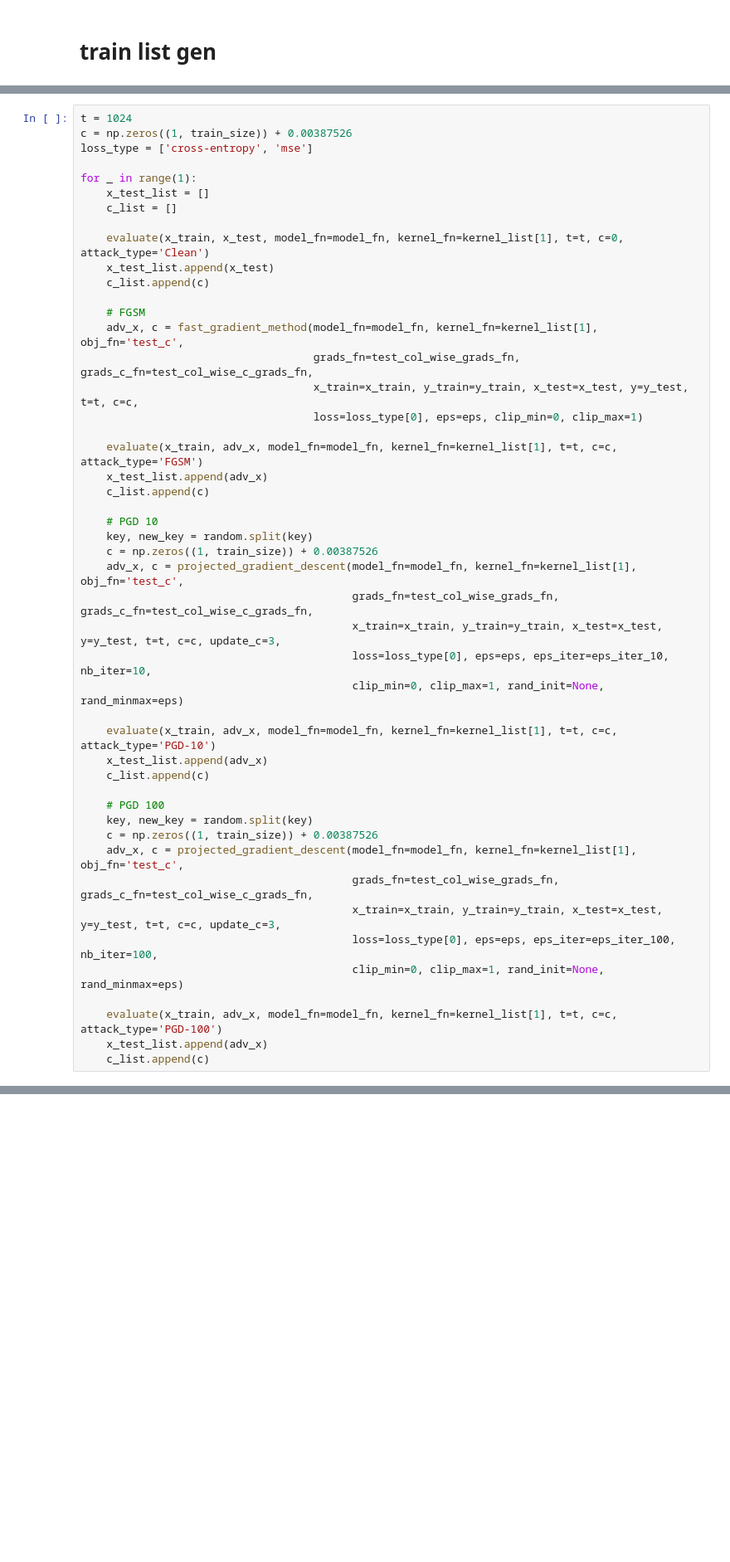
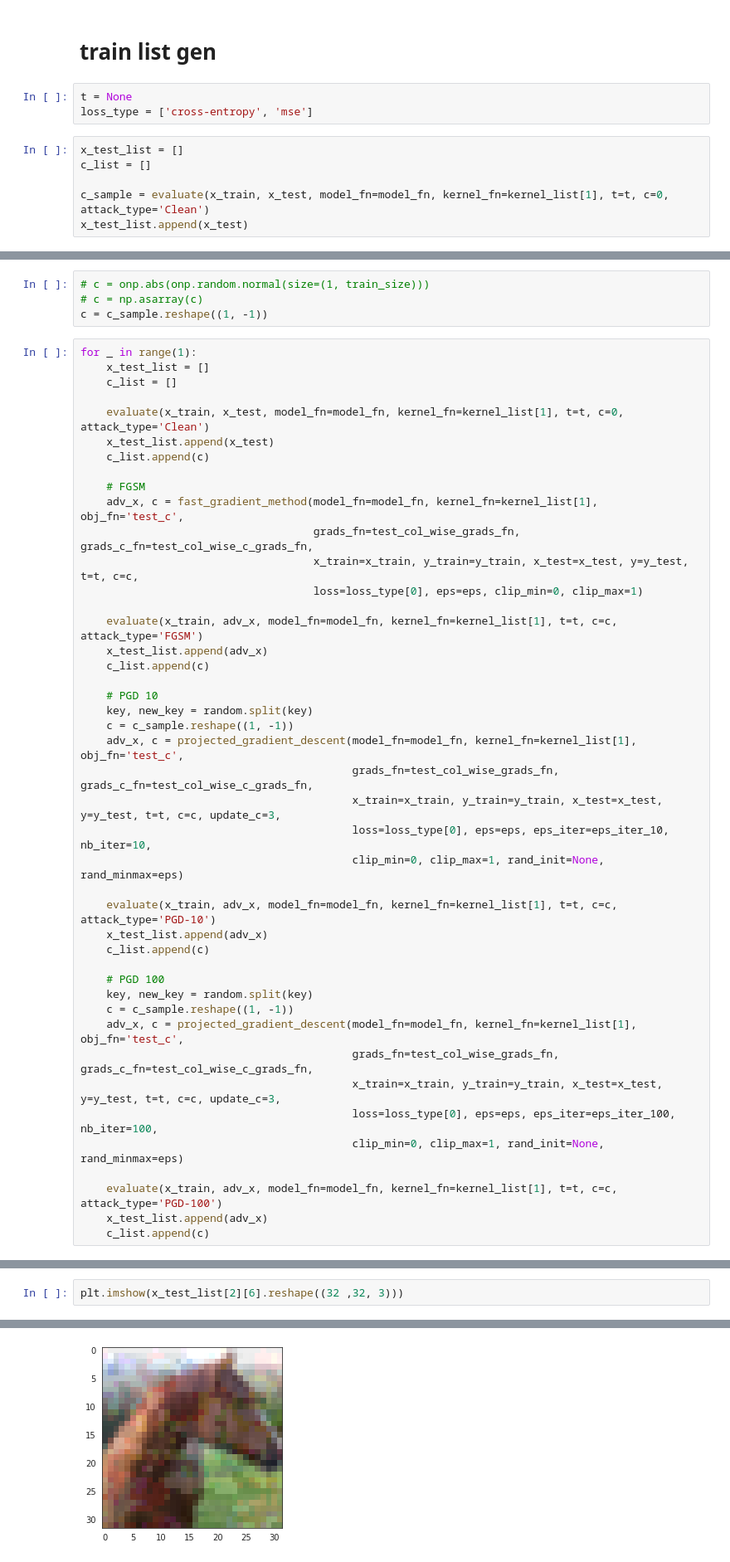
Before and after one commit to jacsaddict/ntk-adversarial-attack, a Jupyter notebook: adversarial-attack-col-wise-cifar10-dense.ipynb, the cells around one changed output, grey strips where cells are left out. Shown: that part at 83% size. Cells and saved outputs as stored; diff of their text form; blank space fills up the shorter version.

```diff
--- a/adversarial-attack-row-wise-cifar10-dense.ipynb
+++ b/adversarial-attack-col-wise-cifar10-dense.ipynb
@@ -714,2 +667,11 @@ def evaluate(x_train, x_test, model_fn, kernel_fn, t=None, c=0, attack_type=None
 # %% [markdown]
 # train list gen
+# %%
+t = None
+loss_type = ['cross-entropy', 'mse']
+# %%
+x_test_list = []
+c_list = []
+
+c_sample = evaluate(x_train, x_test, model_fn=model_fn, kernel_fn=kernel_list[1], t=t, c=0, attack_type='Clean')
+x_test_list.append(x_test)
@@ -716,8 +699,8 @@ def evaluate(x_train, x_test, model_fn, kernel_fn, t=None, c=0, attack_type=None
+# %%
+# c = onp.abs(onp.random.normal(size=(1, train_size)))
+# c = np.asarray(c)
+c = c_sample.reshape((1, -1))
 # %%
-t = 1024
-c = np.zeros((1, train_size)) + 0.00387526
-loss_type = ['cross-entropy', 'mse']
-
 for _ in range(1):
     x_test_list = []
     c_list = []
@@ -738,7 +721,7 @@ for _ in range(1):
 
     # PGD 10
     key, new_key = random.split(key)
-    c = np.zeros((1, train_size)) + 0.00387526
+    c = c_sample.reshape((1, -1))
     adv_x, c = projected_gradient_descent(model_fn=model_fn, kernel_fn=kernel_list[1], obj_fn='test_c',
                                           grads_fn=test_col_wise_grads_fn, grads_c_fn=test_col_wise_c_grads_fn,
                                           x_train=x_train, y_train=y_train, x_test=x_test, y=y_test, t=t, c=c, update_c=3,
@@ -751,7 +734,7 @@ for _ in range(1):
 
     # PGD 100
     key, new_key = random.split(key)
-    c = np.zeros((1, train_size)) + 0.00387526
+    c = c_sample.reshape((1, -1))
     adv_x, c = projected_gradient_descent(model_fn=model_fn, kernel_fn=kernel_list[1], obj_fn='test_c',
                                           grads_fn=test_col_wise_grads_fn, grads_c_fn=test_col_wise_c_grads_fn,
                                           x_train=x_train, y_train=y_train, x_test=x_test, y=y_test, t=t, c=c, update_c=3,
@@ -819,0 +777,3 @@ Robustness(FGSM): 0.75
+# %%
+plt.imshow(x_test_list[2][6].reshape((32 ,32, 3)))
+# %% [output]
@@ -819,0 +781 @@ Robustness(FGSM): 0.75
+[figure, added]
```
Also changed, not shown: parts of 17 cells of this notebook, 4 other files.
